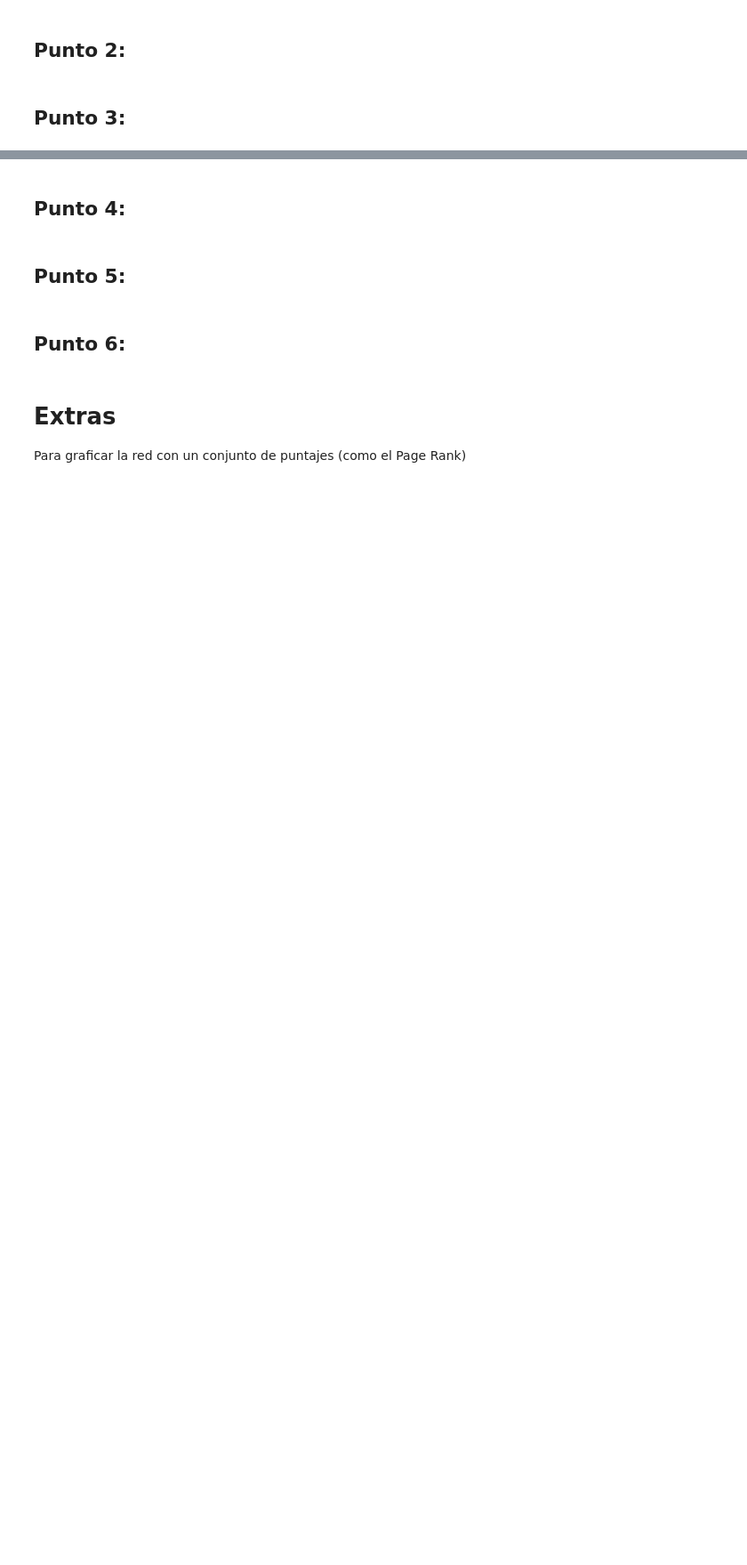
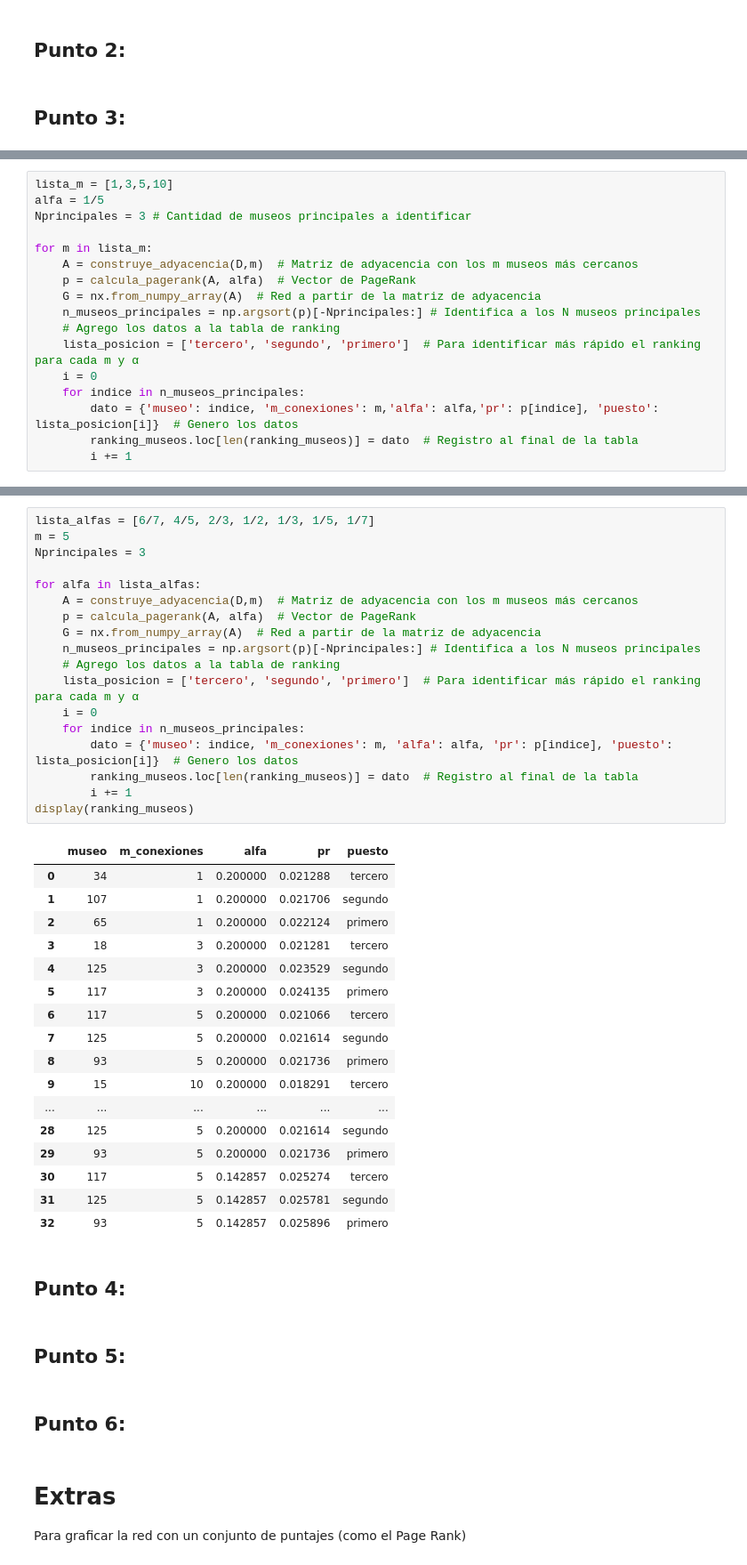
Before and after one commit to EvaI22/TP-ALC, a Jupyter notebook: TP1_template.ipynb, the cells around one changed output, grey strips where cells are left out. Shown at 89% size. Cells and saved outputs as stored; diff of their text form; blank space fills up the shorter version.

```diff
--- a/TP1_template.ipynb
+++ b/TP1_template.ipynb
@@ -378,0 +433,17 @@ def calcula_B(C,cantidad_de_visitas):
+# %%
+lista_m = [1,3,5,10]
+alfa = 1/5
+Nprincipales = 3 # Cantidad de museos principales a identificar
+
+for m in lista_m:
+    A = construye_adyacencia(D,m)  # Matriz de adyacencia con los m museos más cercanos
+    p = calcula_pagerank(A, alfa)  # Vector de PageRank
+    G = nx.from_numpy_array(A)  # Red a partir de la matriz de adyacencia
+    n_museos_principales = np.argsort(p)[-Nprincipales:] # Identifica a los N museos principales
+    # Agrego los datos a la tabla de ranking
+    lista_posicion = ['tercero', 'segundo', 'primero']  # Para identificar más rápido el ranking para cada m y α
+    i = 0
+    for indice in n_museos_principales:
+        dato = {'museo': indice, 'm_conexiones': m,'alfa': alfa,'pr': p[indice], 'puesto': lista_posicion[i]}  # Genero los datos
+        ranking_museos.loc[len(ranking_museos)] = dato  # Registro al final de la tabla
+        i += 1
@@ -379,3 +452,39 @@ def calcula_B(C,cantidad_de_visitas):
+# %%
+lista_alfas = [6/7, 4/5, 2/3, 1/2, 1/3, 1/5, 1/7]
+m = 5
+Nprincipales = 3
+
+for alfa in lista_alfas:
+    A = construye_adyacencia(D,m)  # Matriz de adyacencia con los m museos más cercanos
+    p = calcula_pagerank(A, alfa)  # Vector de PageRank
+    G = nx.from_numpy_array(A)  # Red a partir de la matriz de adyacencia
+    n_museos_principales = np.argsort(p)[-Nprincipales:] # Identifica a los N museos principales
+    # Agrego los datos a la tabla de ranking
+    lista_posicion = ['tercero', 'segundo', 'primero']  # Para identificar más rápido el ranking para cada m y α
+    i = 0
+    for indice in n_museos_principales:
+        dato = {'museo': indice, 'm_conexiones': m, 'alfa': alfa, 'pr': p[indice], 'puesto': lista_posicion[i]}  # Genero los datos
+        ranking_museos.loc[len(ranking_museos)] = dato  # Registro al final de la tabla
+        i += 1
+display(ranking_museos)
+# %% [output]
+|  | museo | m_conexiones | alfa | pr | puesto |
+| 0 | 34 | 1 | 0.200000 | 0.021288 | tercero |
+| 1 | 107 | 1 | 0.200000 | 0.021706 | segundo |
+| 2 | 65 | 1 | 0.200000 | 0.022124 | primero |
+| 3 | 18 | 3 | 0.200000 | 0.021281 | tercero |
+| 4 | 125 | 3 | 0.200000 | 0.023529 | segundo |
+| 5 | 117 | 3 | 0.200000 | 0.024135 | primero |
+| 6 | 117 | 5 | 0.200000 | 0.021066 | tercero |
+| 7 | 125 | 5 | 0.200000 | 0.021614 | segundo |
+| 8 | 93 | 5 | 0.200000 | 0.021736 | primero |
+| 9 | 15 | 10 | 0.200000 | 0.018291 | tercero |
+| ... | ... | ... | ... | ... | ... |
+| 28 | 125 | 5 | 0.200000 | 0.021614 | segundo |
+| 29 | 93 | 5 | 0.200000 | 0.021736 | primero |
+| 30 | 117 | 5 | 0.142857 | 0.025274 | tercero |
+| 31 | 125 | 5 | 0.142857 | 0.025781 | segundo |
+| 32 | 93 | 5 | 0.142857 | 0.025896 | primero |
 # %% [markdown]
 ## Punto 4:
 # %% [markdown]
```
Also changed, not shown: parts of 14 cells of this notebook.
